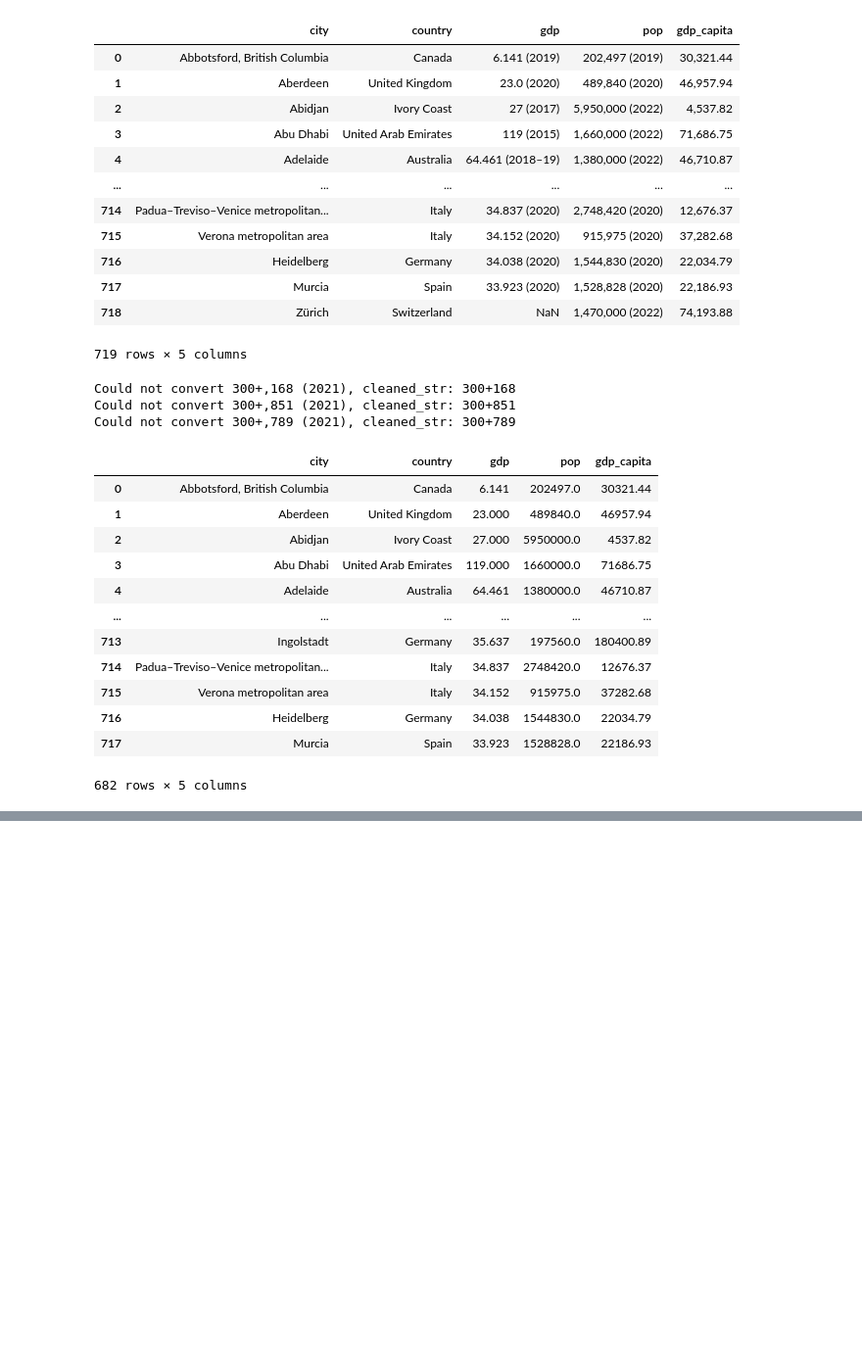
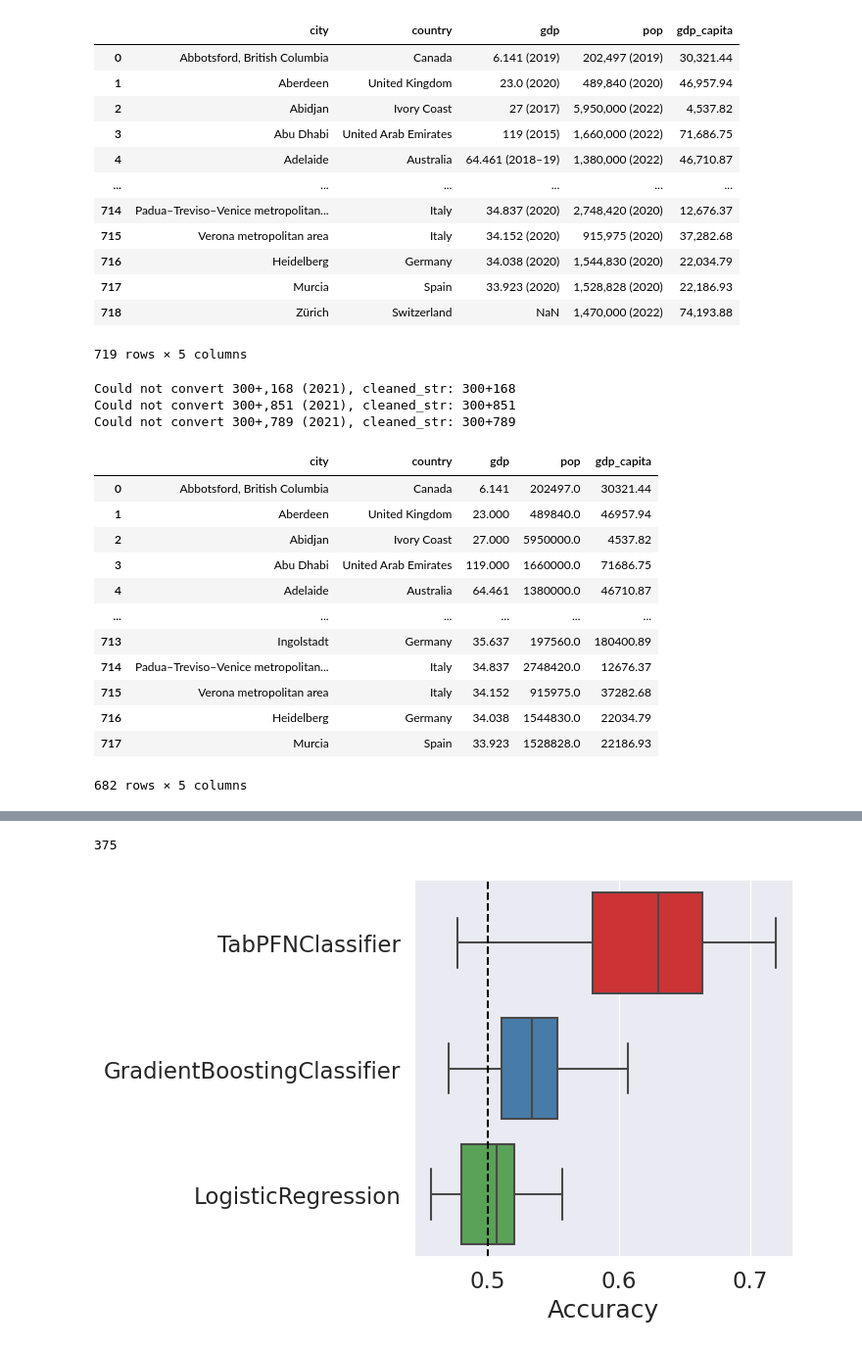
Before and after one commit to LeoGrin/lm_tab, a Jupyter notebook: scripts/clean_cities.ipynb, the cells around one changed output, grey strips where cells are left out. Shown at 98% size. Drawn from its saved outputs; the diff is of its cells as text; code cells hidden in the pictures; blank space fills up the shorter version.

```diff
--- a/scripts/clean_cities.ipynb
+++ b/scripts/clean_cities.ipynb
@@ -341,3 +767,65 @@ len(results)
+# %%
+# plot results
+import seaborn as sns
+import matplotlib.pyplot as plt
+import plotly.express as px
+
+results = pd.read_csv(f"../results/results_toy_matching.csv")
+#melted_results = results.groupby(['dataset', 'model', 'dim_reduction', 'encoding', "features"]).mean().reset_index()
+melted_results = results
+#melted_results = results
+#melted_results = results.explode('accuracy')
+#melted_results['accuracy'] = melted_results['accuracy'].astype(float)
+#melted_results = melted_results[melted_results['encoding'] == 'lm__all-MiniLM-L12-v2']
+print(len(melted_results))
+melted_results = melted_results[melted_results["features"] == "all"]
+
+
+# # Create the plot
+# fig = px.box(
+#     data_frame=melted_results,
+#     x="accuracy",
+#     y="model",
+#     #color="dim_reduction",
+#     hover_data=["model", "dim_reduction", "encoding"],
+#     title="",
+#     labels={"accuracy": "Accuracy", "dataset": "Dataset", "model": ""},
+#     height=600,
+#     width=700,
+# )
+# # biger font
+# fig.update_layout(font=dict(size=20))
+
+# # vertical line for random guessing
+# fig.add_vline(x=0.5, line_width=3, line_dash="dash", line_color="black")
+# fig.show()
+
+# use seaborn
+sns.set_theme(style="whitegrid")
+# layout paper
+sns.set_context("paper")
+# bigger font (20)
+# set font to 20
+sns.set(font_scale=1.5)
+# Create the plot
+fig, ax = plt.subplots(figsize=(5, 5))
+ax = sns.boxplot(x="accuracy", y="model", data=melted_results, ax=ax, palette="Set1")
+ax.set(xlabel="Accuracy", ylabel="")
+ax.set_title("")
+
+# vertical line for random guessing
+ax.axvline(x=0.5, linestyle='--', color="black")
+
+# save plot as pdf
+plt.savefig("../figures/results_toy_matching.pdf", bbox_inches='tight')
+
+
+
+# save plot
+#fig.write_image("../figures/results_toy_matching.pdf")
+# %% [output]
+375
+[figure, added]
 # %%
 # plot results
 import seaborn as sns
```
Also changed, not shown: parts of 42 cells of this notebook, 31 other files.
